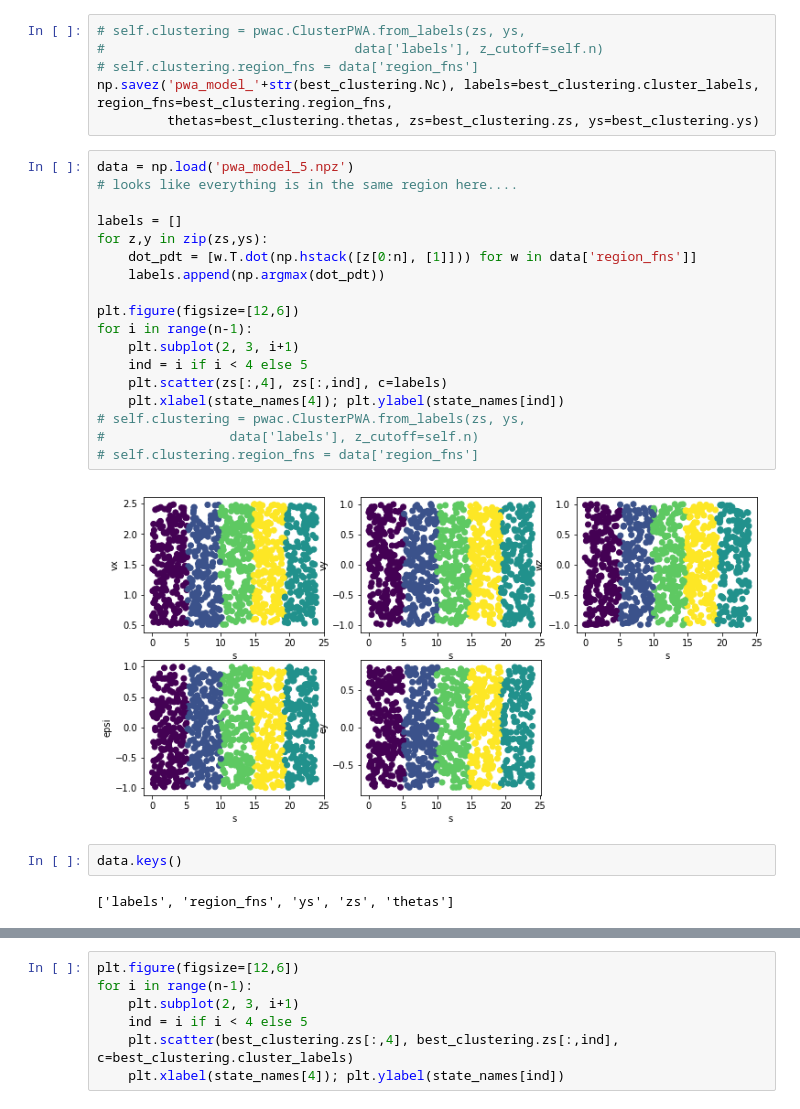
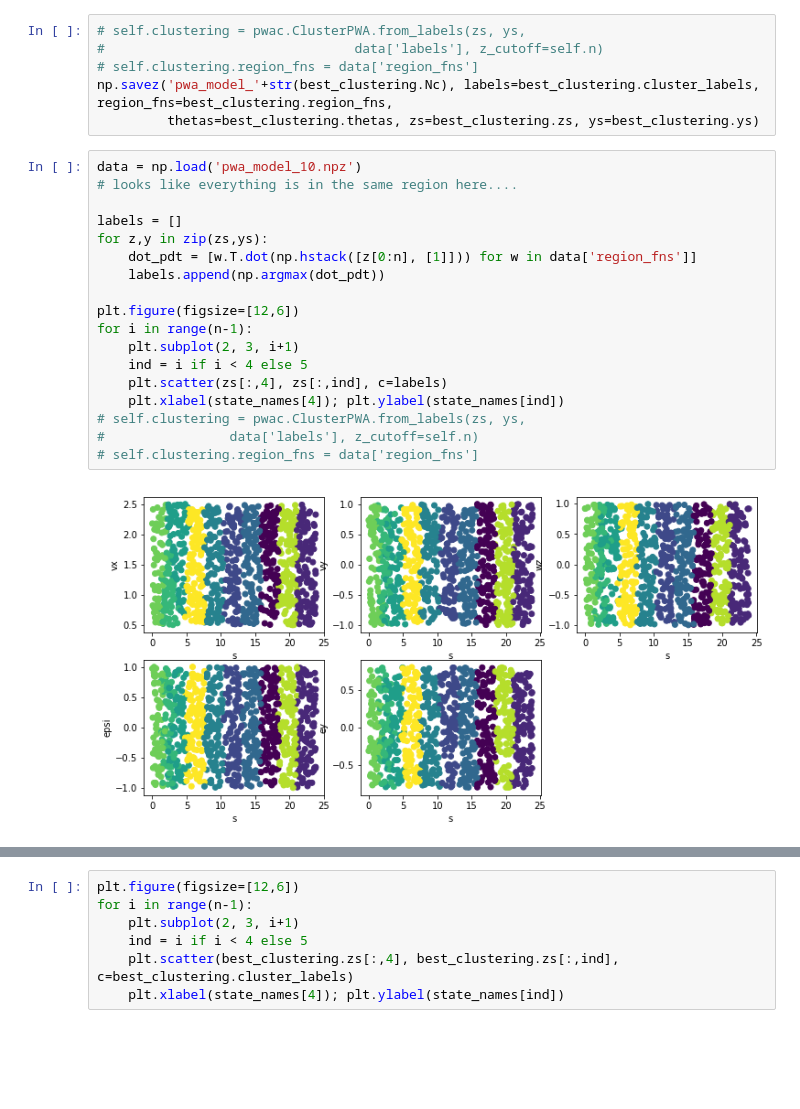
Before and after one commit to urosolia/RacingLMPC, a Jupyter notebook: notebooks/Fitting Accurate Piecewise Affine Model.ipynb, the cells around one changed output, grey strips where cells are left out. Saved outputs shown, nothing was run; the diff lists cells and outputs as text; blank space fills up the shorter version.

Commit message:
plotting for pwa regions

```diff
--- a/notebooks/Fitting Accurate Piecewise Affine Model.ipynb
+++ b/notebooks/Fitting Accurate Piecewise Affine Model.ipynb
@@ -162,26 +144,22 @@ c'x = -0.0000, -b'y = -0.0000
 np.savez('pwa_model_'+str(best_clustering.Nc), labels=best_clustering.cluster_labels, region_fns=best_clustering.region_fns,
          thetas=best_clustering.thetas, zs=best_clustering.zs, ys=best_clustering.ys)
 # %%
-data = np.load('pwa_model_5.npz')
+data = np.load('pwa_model_10.npz')
 # looks like everything is in the same region here....
 
 labels = []
 for z,y in zip(zs,ys):
     dot_pdt = [w.T.dot(np.hstack([z[0:n], [1]])) for w in data['region_fns']]
     labels.append(np.argmax(dot_pdt))
 
 plt.figure(figsize=[12,6])
 for i in range(n-1):
     plt.subplot(2, 3, i+1)
     ind = i if i < 4 else 5
     plt.scatter(zs[:,4], zs[:,ind], c=labels)
     plt.xlabel(state_names[4]); plt.ylabel(state_names[ind])
 # self.clustering = pwac.ClusterPWA.from_labels(zs, ys,
 #                data['labels'], z_cutoff=self.n)
 # self.clustering.region_fns = data['region_fns']
 # %% [output]
-[figure, old version]
+[figure, new version]
-# %%
-data.keys()
-# %% [output]
-['labels', 'region_fns', 'ys', 'zs', 'thetas']
```
Also changed, not shown: parts of 9 cells of this notebook, 5 other files.
